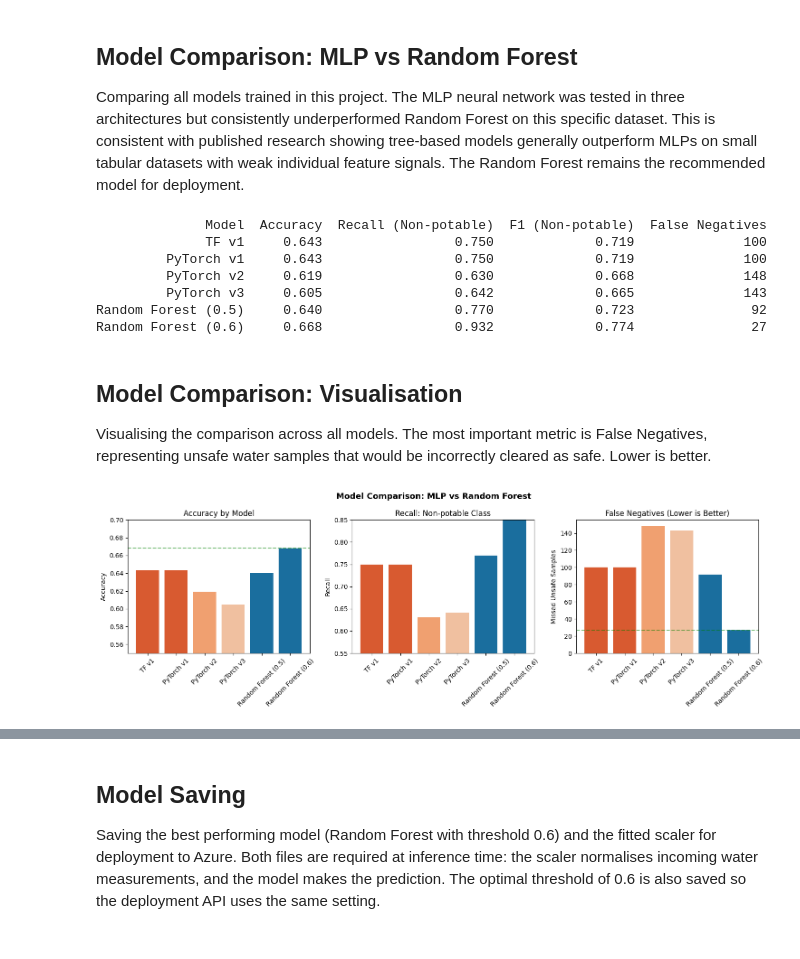
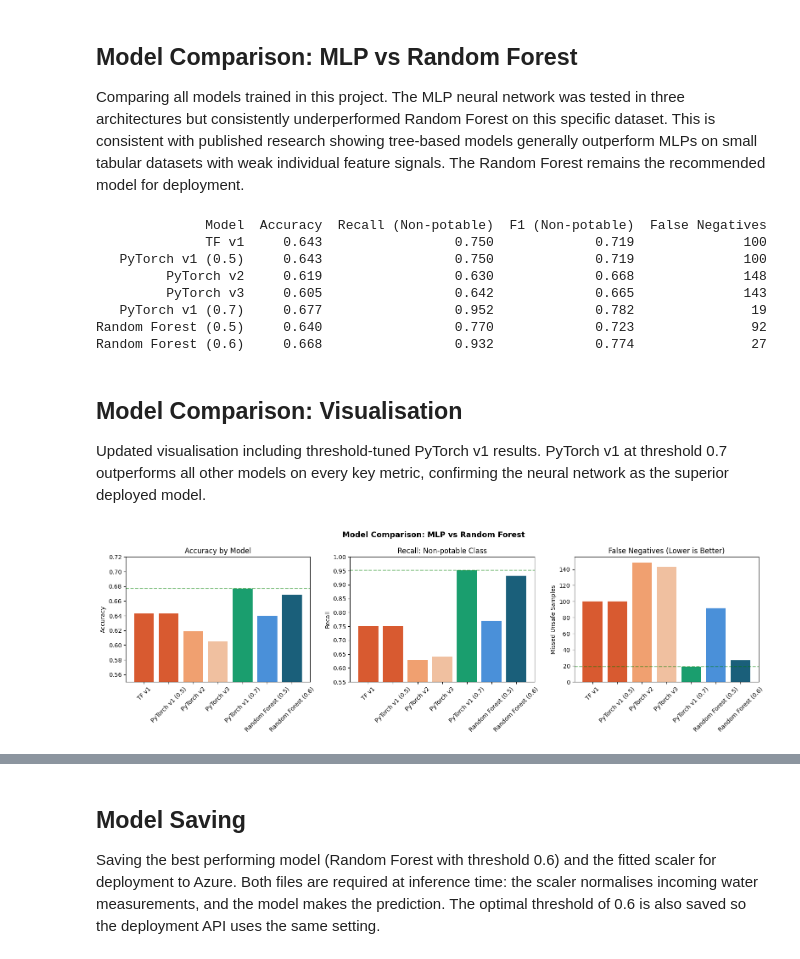
Before and after one commit to bielejan09/WaterPotabilityNN, a Jupyter notebook: WaterPotabilityNN.ipynb, the cells around one changed output, grey strips where cells are left out. Cells and saved outputs as stored; diff of their text form; code cells hidden in the pictures.

```diff
--- a/WaterPotabilityNN.ipynb
+++ b/WaterPotabilityNN.ipynb
@@ -845,7 +845,8 @@ import pandas as pd
 # Generate all predictions
 model_v1.eval()
 with torch.no_grad():
-    pred_v1 = (model_v1(X_test_tensor).squeeze() >= 0.5).float().cpu().numpy()
+    nn_probs = model_v1(X_test_tensor).squeeze().cpu().numpy()
+    pred_v1  = (nn_probs >= 0.5).astype(int)
 
 model_v2.eval()
 with torch.no_grad():
@@ -855,18 +856,22 @@ model_v3.eval()
 with torch.no_grad():
     pred_v3 = (model_v3(X_test_tensor).squeeze() >= 0.5).float().cpu().numpy()
 
+# PyTorch v1 with optimised threshold
+pred_v1_t07 = (nn_probs >= 0.7).astype(int)
+
 # RF with optimised threshold
 y_pred_rf_t06 = (rf.predict_proba(X_test_sc)[:, 1] >= 0.6).astype(int)
 
 # Build comparison table
 results = {
-    'Model': ['TF v1', 'PyTorch v1', 'PyTorch v2', 'PyTorch v3',
-              'Random Forest (0.5)', 'Random Forest (0.6)'],
+    'Model': ['TF v1', 'PyTorch v1 (0.5)', 'PyTorch v2', 'PyTorch v3',
+              'PyTorch v1 (0.7)', 'Random Forest (0.5)', 'Random Forest (0.6)'],
     'Accuracy': [
         accuracy_score(y_test, pred_v1),
         accuracy_score(y_test, pred_v1),
         accuracy_score(y_test, pred_v2),
         accuracy_score(y_test, pred_v3),
+        accuracy_score(y_test, pred_v1_t07),
         accuracy_score(y_test, y_pred_rf),
         accuracy_score(y_test, y_pred_rf_t06)
     ],
@@ -875,6 +880,7 @@ results = {
         recall_score(y_test, pred_v1, pos_label=0),
         recall_score(y_test, pred_v2, pos_label=0),
         recall_score(y_test, pred_v3, pos_label=0),
+        recall_score(y_test, pred_v1_t07, pos_label=0),
         recall_score(y_test, y_pred_rf, pos_label=0),
         recall_score(y_test, y_pred_rf_t06, pos_label=0)
     ],
@@ -883,6 +889,7 @@ results = {
         f1_score(y_test, pred_v1, pos_label=0),
         f1_score(y_test, pred_v2, pos_label=0),
         f1_score(y_test, pred_v3, pos_label=0),
+        f1_score(y_test, pred_v1_t07, pos_label=0),
         f1_score(y_test, y_pred_rf, pos_label=0),
         f1_score(y_test, y_pred_rf_t06, pos_label=0)
     ],
@@ -891,6 +898,7 @@ results = {
         int(((y_test == 0) & (pred_v1 == 1)).sum()),
         int(((y_test == 0) & (pred_v2 == 1)).sum()),
         int(((y_test == 0) & (pred_v3 == 1)).sum()),
+        int(((y_test == 0) & (pred_v1_t07 == 1)).sum()),
         int(((y_test == 0) & (y_pred_rf == 1)).sum()),
         int(((y_test == 0) & (y_pred_rf_t06 == 1)).sum())
     ]
@@ -901,49 +909,51 @@ print(results_df.to_string(index=False))
 # %% [output]
               Model  Accuracy  Recall (Non-potable)  F1 (Non-potable)  False Negatives
               TF v1     0.643                 0.750             0.719              100
-         PyTorch v1     0.643                 0.750             0.719              100
+   PyTorch v1 (0.5)     0.643                 0.750             0.719              100
          PyTorch v2     0.619                 0.630             0.668              148
          PyTorch v3     0.605                 0.642             0.665              143
+   PyTorch v1 (0.7)     0.677                 0.952             0.782               19
 Random Forest (0.5)     0.640                 0.770             0.723               92
 Random Forest (0.6)     0.668                 0.932             0.774               27
-# %% [markdown]
-## Model Comparison: Visualisation
-
-Visualising the comparison across all models. The most important metric
-is False Negatives, representing unsafe water samples that would be
-incorrectly cleared as safe. Lower is better.
+# %% [markdown]
+## Model Comparison: Visualisation
+
+Updated visualisation including threshold-tuned PyTorch v1 results.
+PyTorch v1 at threshold 0.7 outperforms all other models on every
+key metric, confirming the neural network as the superior deployed model.
 # %%
-fig, axes = plt.subplots(1, 3, figsize=(15, 5))
+fig, axes = plt.subplots(1, 3, figsize=(16, 5))
 
-models    = results_df['Model']
-colors    = ['#D85A30', '#D85A30', '#F0A070', '#F0C0A0', '#1A6E9E', '#1A6E9E']
+models = results_df['Model']
+colors = ['#D85A30', '#D85A30', '#F0A070', '#F0C0A0',
+          '#1A9E6E', '#4A90D9', '#1A5F7A']
 
 # Accuracy
 axes[0].bar(models, results_df['Accuracy'], color=colors)
 axes[0].set_title('Accuracy by Model')
 axes[0].set_ylabel('Accuracy')
-axes[0].set_ylim(0.55, 0.70)
+axes[0].set_ylim(0.55, 0.72)
 axes[0].tick_params(axis='x', rotation=45)
 axes[0].axhline(y=results_df['Accuracy'].max(), color='green', linestyle='--', alpha=0.5)
 
 # Recall
 axes[1].bar(models, results_df['Recall (Non-potable)'], color=colors)
 axes[1].set_title('Recall: Non-potable Class')
 axes[1].set_ylabel('Recall')
-axes[1].set_ylim(0.55, 0.85)
+axes[1].set_ylim(0.55, 1.0)
 axes[1].tick_params(axis='x', rotation=45)
 axes[1].axhline(y=results_df['Recall (Non-potable)'].max(), color='green', linestyle='--', alpha=0.5)
 
 # False Negatives
 axes[2].bar(models, results_df['False Negatives'], color=colors)
 axes[2].set_title('False Negatives (Lower is Better)')
 axes[2].set_ylabel('Missed Unsafe Samples')
 axes[2].tick_params(axis='x', rotation=45)
 axes[2].axhline(y=results_df['False Negatives'].min(), color='green', linestyle='--', alpha=0.5)
 
 plt.suptitle('Model Comparison: MLP vs Random Forest', fontsize=13, fontweight='bold')
 plt.tight_layout()
 plt.savefig('model_comparison.png', dpi=150)
 plt.show()
 # %% [output]
-[figure, old version]
+[figure, new version]
```
Also changed, not shown: parts of 8 cells of this notebook.
